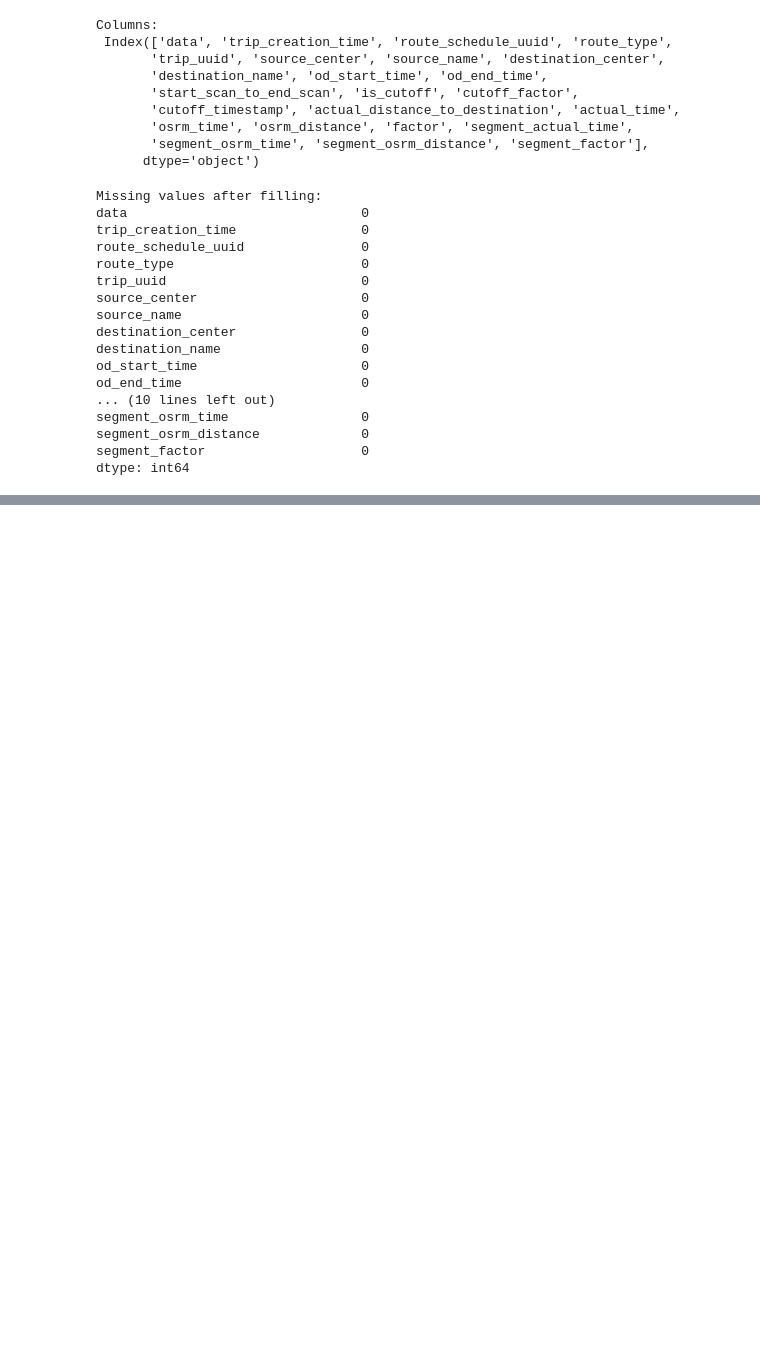
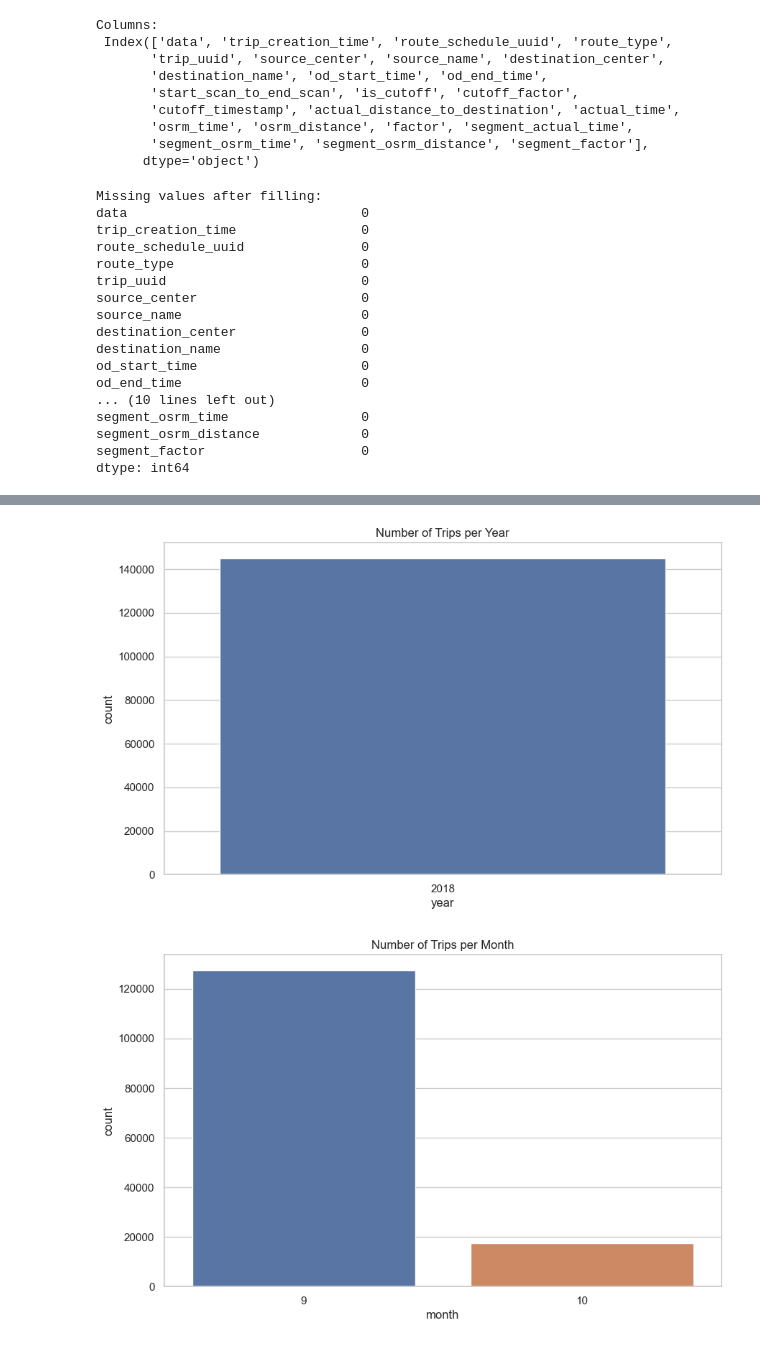
Before and after one commit to sushmaaa745/Amazon-Delivery-Data-, a Jupyter notebook: delivery.ipynb, the cells around one changed output, grey strips where cells are left out. Saved outputs shown, nothing was run; the diff lists cells and outputs as text; code cells hidden in the pictures; blank space fills up the shorter version.

```diff
--- a/delivery.ipynb
+++ b/delivery.ipynb
@@ -134,0 +195,29 @@ dtype: int64
+# %%
+# Convert trip_creation_time to datetime
+data['trip_creation_time'] = pd.to_datetime(data['trip_creation_time'])
+
+# Extracting year, month, day from trip_creation_time
+data['year'] = data['trip_creation_time'].dt.year
+data['month'] = data['trip_creation_time'].dt.month
+data['day'] = data['trip_creation_time'].dt.day
+
+#trips per year
+plt.figure(figsize=(10, 6))
+sns.countplot(x='year', data=data)
+plt.title('Number of Trips per Year')
+plt.show()
+
+#trips per month
+plt.figure(figsize=(10, 6))
+sns.countplot(x='month', data=data)
+plt.title('Number of Trips per Month')
+plt.show()
+
+#trips per day
+plt.figure(figsize=(10, 6))
+sns.countplot(x='day', data=data)
+plt.title('Number of Trips per Day')
+plt.show()
+# %% [output]
+[figure, added]
+[figure, added]
```
Also changed, not shown: parts of 6 cells of this notebook.
